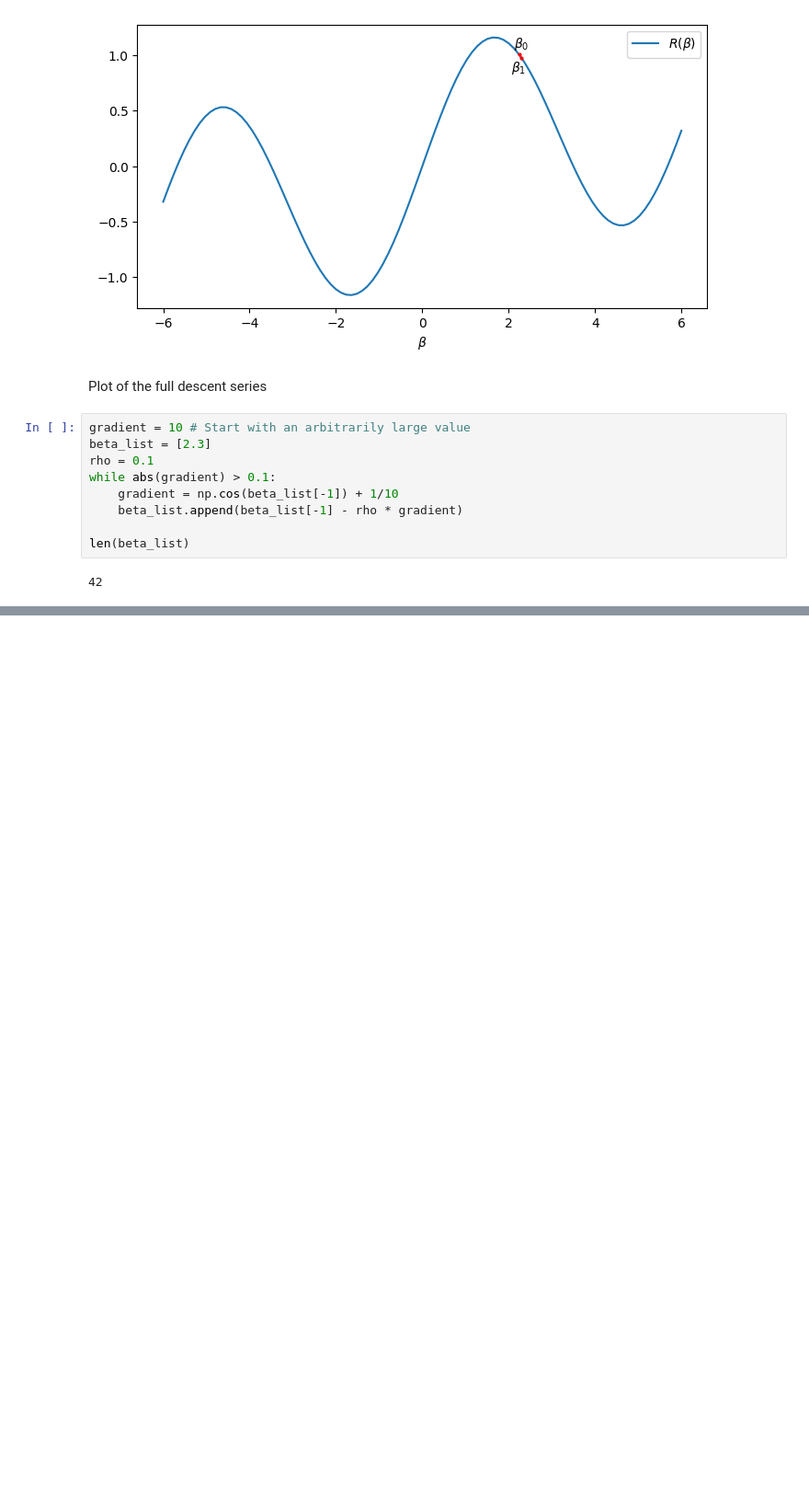
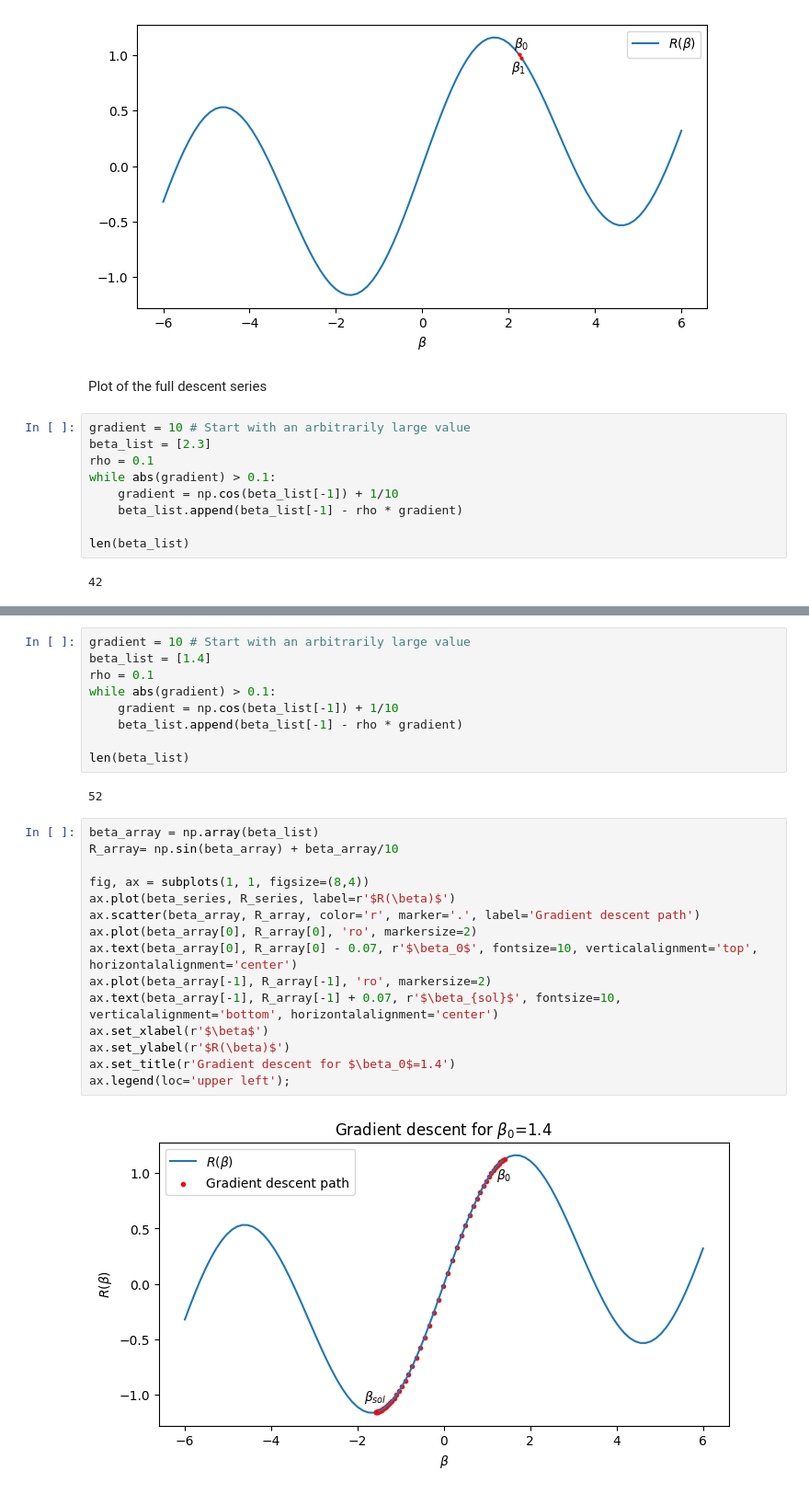
Before and after one commit to drwslv/StanfordOnline-Statistical-Learning, a Jupyter notebook: Ch10 Solutions Applied.ipynb, the cells around one changed output, grey strips where cells are left out. Shown at 92% size. Cells and saved outputs as stored; diff of their text form; blank space fills up the shorter version.

```diff
--- a/Ch10 Solutions Applied.ipynb
+++ b/Ch10 Solutions Applied.ipynb
@@ -122,0 +127,28 @@ ax.legend();
+# %%
+gradient = 10 # Start with an arbitrarily large value
+beta_list = [1.4]
+rho = 0.1
+while abs(gradient) > 0.1:
+    gradient = np.cos(beta_list[-1]) + 1/10
+    beta_list.append(beta_list[-1] - rho * gradient)
+
+len(beta_list)
+# %% [output]
+52
+# %%
+beta_array = np.array(beta_list)
+R_array= np.sin(beta_array) + beta_array/10
+
+fig, ax = subplots(1, 1, figsize=(8,4))
+ax.plot(beta_series, R_series, label=r'$R(\beta)$')
+ax.scatter(beta_array, R_array, color='r', marker='.', label='Gradient descent path')
+ax.plot(beta_array[0], R_array[0], 'ro', markersize=2)
+ax.text(beta_array[0], R_array[0] - 0.07, r'$\beta_0$', fontsize=10, verticalalignment='top', horizontalalignment='center')
+ax.plot(beta_array[-1], R_array[-1], 'ro', markersize=2)
+ax.text(beta_array[-1], R_array[-1] + 0.07, r'$\beta_{sol}$', fontsize=10, verticalalignment='bottom', horizontalalignment='center')
+ax.set_xlabel(r'$\beta$')
+ax.set_ylabel(r'$R(\beta)$')
+ax.set_title(r'Gradient descent for $\beta_0$=1.4')
+ax.legend(loc='upper left');
+# %% [output]
+[figure, added]
```
Also changed, not shown: parts of 3 cells of this notebook.
